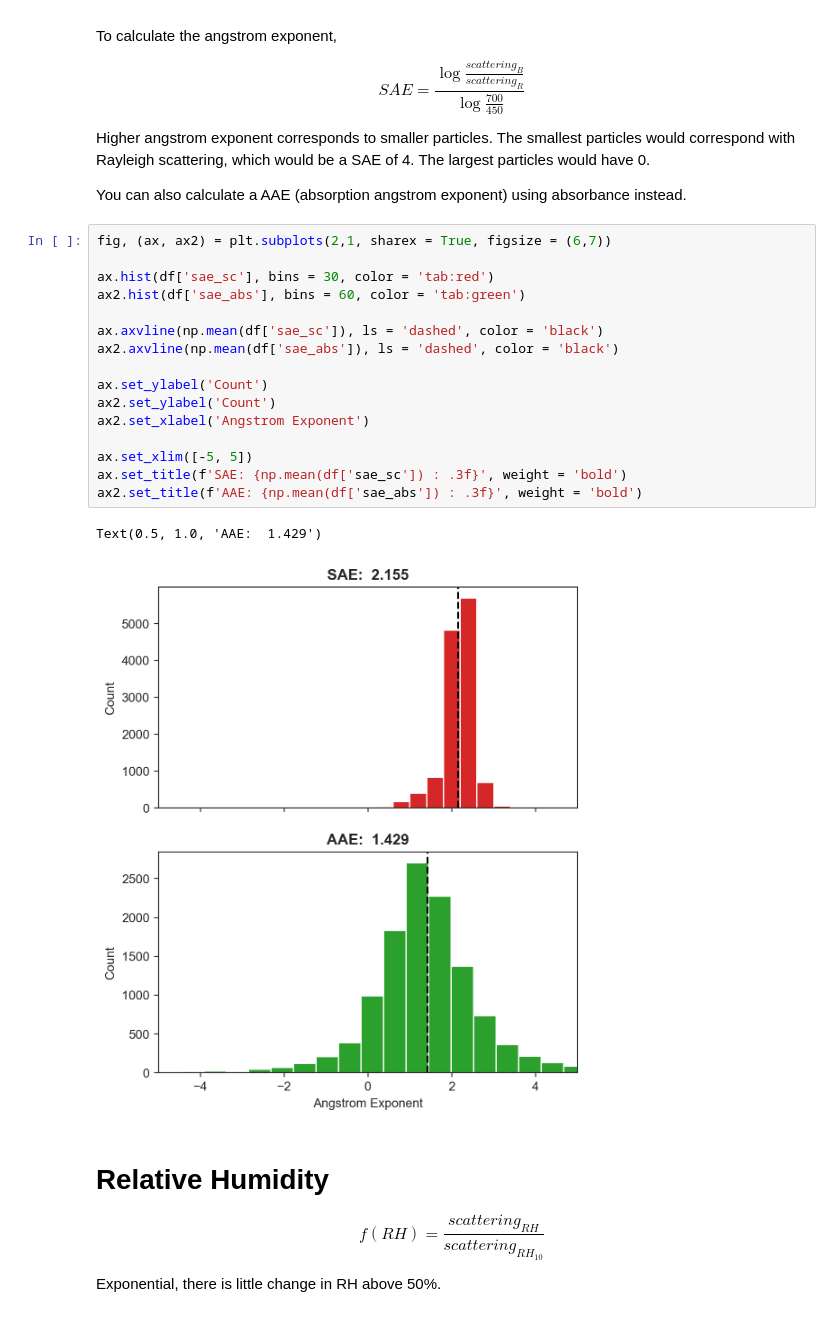
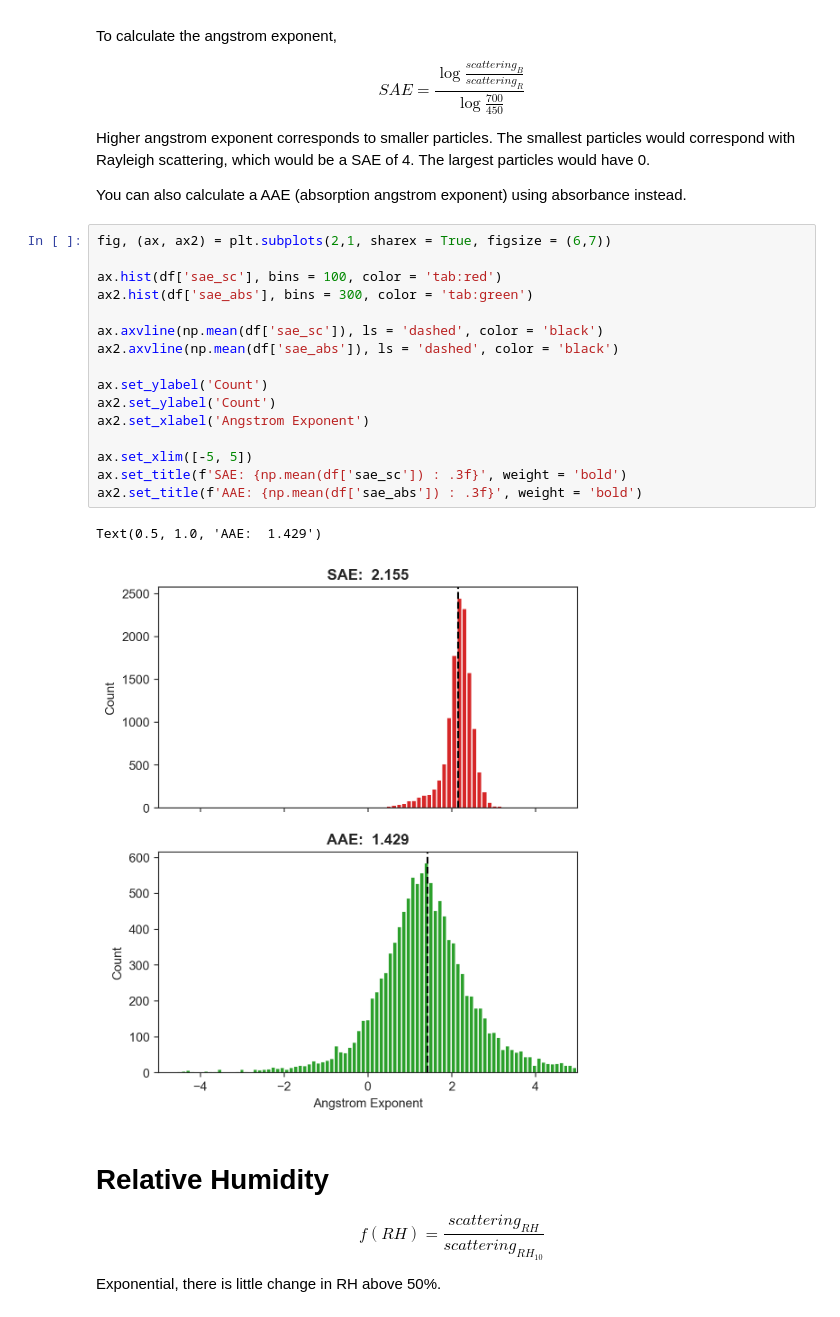
Before and after one commit to james-y-yoon/PNNL_ATMS_591, a Jupyter notebook: Day3_Optical_Properties_Demo/Optical_Properties_Code.ipynb, the cells around one changed output. Saved outputs shown, nothing was run; the diff lists cells and outputs as text.

```diff
--- a/Day3_Optical_Properties_Demo/Optical_Properties_Code.ipynb
+++ b/Day3_Optical_Properties_Demo/Optical_Properties_Code.ipynb
@@ -125,22 +122,22 @@ You can also calculate a AAE (absorption angstrom exponent) using absorbance ins
 # %%
 fig, (ax, ax2) = plt.subplots(2,1, sharex = True, figsize = (6,7))
 
-ax.hist(df['sae_sc'], bins = 30, color = 'tab:red')
-ax2.hist(df['sae_abs'], bins = 60, color = 'tab:green')
+ax.hist(df['sae_sc'], bins = 100, color = 'tab:red')
+ax2.hist(df['sae_abs'], bins = 300, color = 'tab:green')
 
 ax.axvline(np.mean(df['sae_sc']), ls = 'dashed', color = 'black')
 ax2.axvline(np.mean(df['sae_abs']), ls = 'dashed', color = 'black')
 
 ax.set_ylabel('Count')
 ax2.set_ylabel('Count')
 ax2.set_xlabel('Angstrom Exponent')
 
 ax.set_xlim([-5, 5])
 ax.set_title(f'SAE: {np.mean(df['sae_sc']) : .3f}', weight = 'bold')
 ax2.set_title(f'AAE: {np.mean(df['sae_abs']) : .3f}', weight = 'bold')
 # %% [output]
 Text(0.5, 1.0, 'AAE:  1.429')
-[figure, old version]
+[figure, new version]
 # %% [markdown]
 # Relative Humidity
 
```
Also changed, not shown: parts of 6 cells of this notebook.
